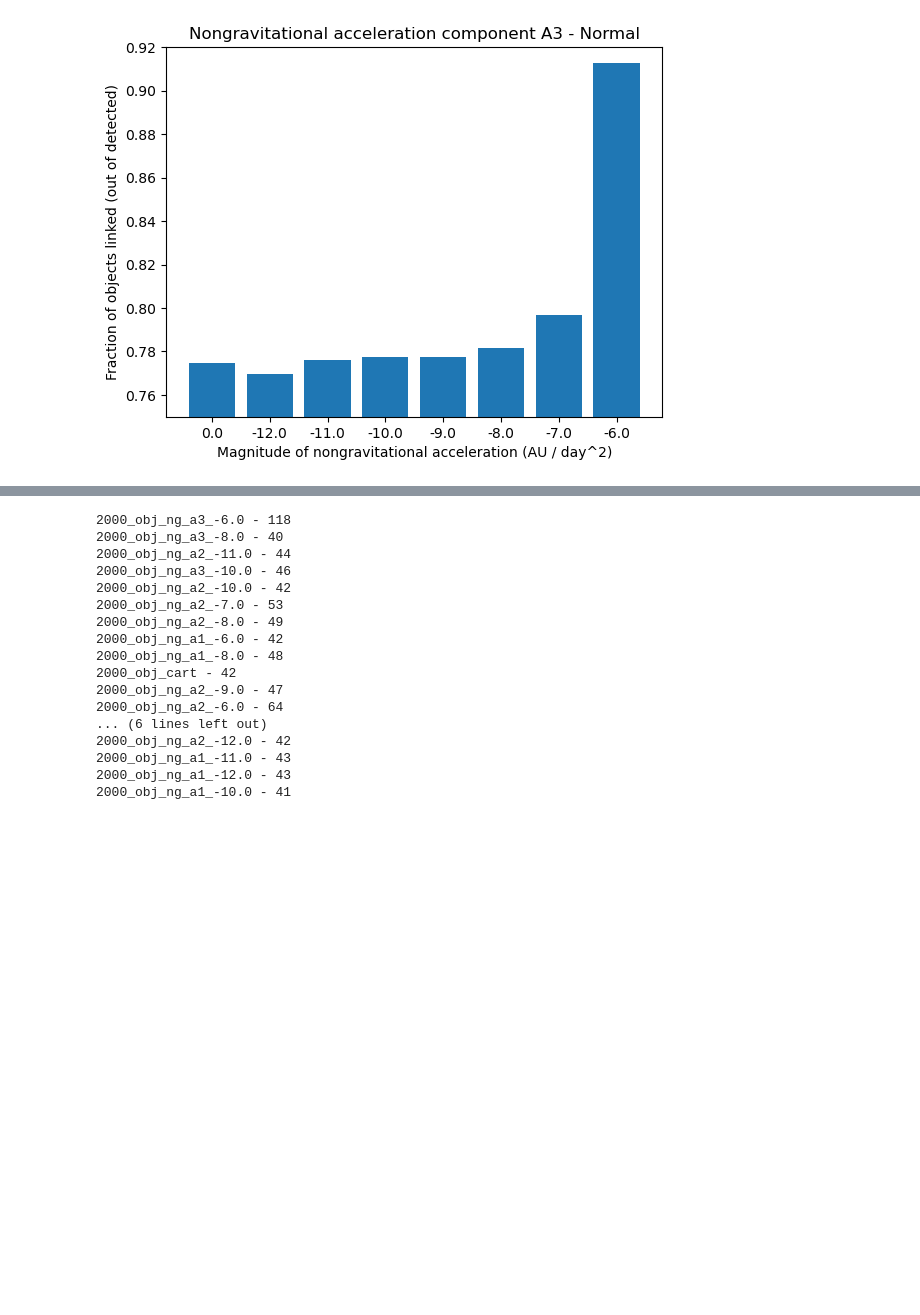
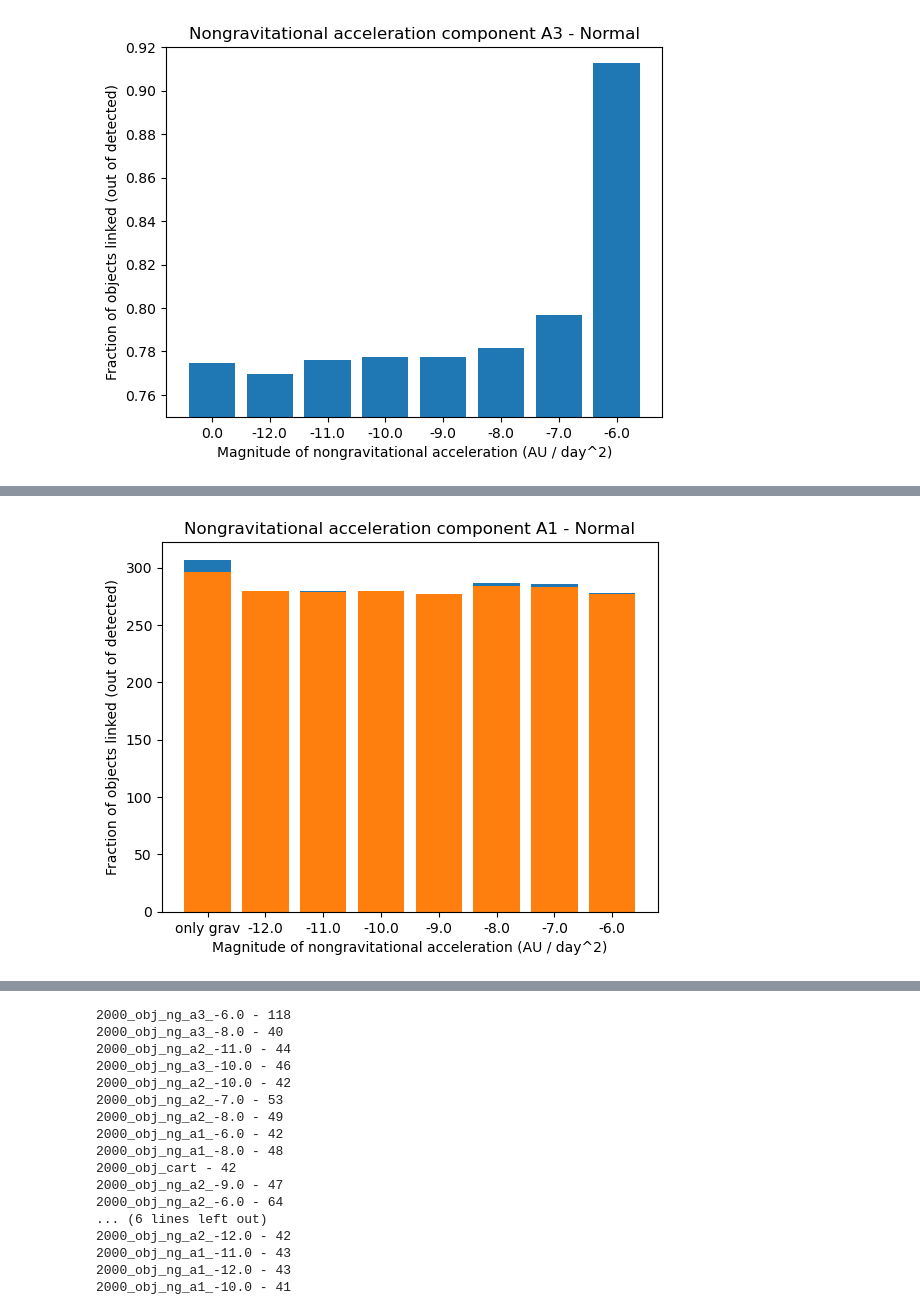
Before and after one commit to ewhite42/lsst_seti, a Jupyter notebook: nongrav/test_linking/sorcha_hist.ipynb, the cells around one changed output, grey strips where cells are left out. Drawn from its saved outputs; the diff is of its cells as text; code cells hidden in the pictures; blank space fills up the shorter version.

Commit message:
updated sorcha_hist notebook to filter out bad linkages and plot

```diff
--- a/nongrav/test_linking/sorcha_hist.ipynb
+++ b/nongrav/test_linking/sorcha_hist.ipynb
@@ -330,0 +432,17 @@ for f in fnames:
+# %%
+## now, plot the new link histograms:
+
+x_vals = np.array(ngas).astype(str).tolist()
+x_vals[0] = 'only grav'
+
+plt.bar(x_vals, [grav_all_links]+a1_all_links)
+plt.bar(x_vals, [grav_filtered_links]+a1_filtered_links)
+#plt.ylim(1570,1600)
+#plt.ylim(0.75, 0.92)
+plt.ylabel('Fraction of objects linked (out of detected)')
+plt.xlabel('Magnitude of nongravitational acceleration (AU / day^2)')
+plt.title('Nongravitational acceleration component A1 - Normal')
+plt.savefig('linkage_hist_filtered_a1.png')
+plt.show()
+# %% [output]
+[figure, added]
```
Also changed, not shown: parts of 5 cells of this notebook.
